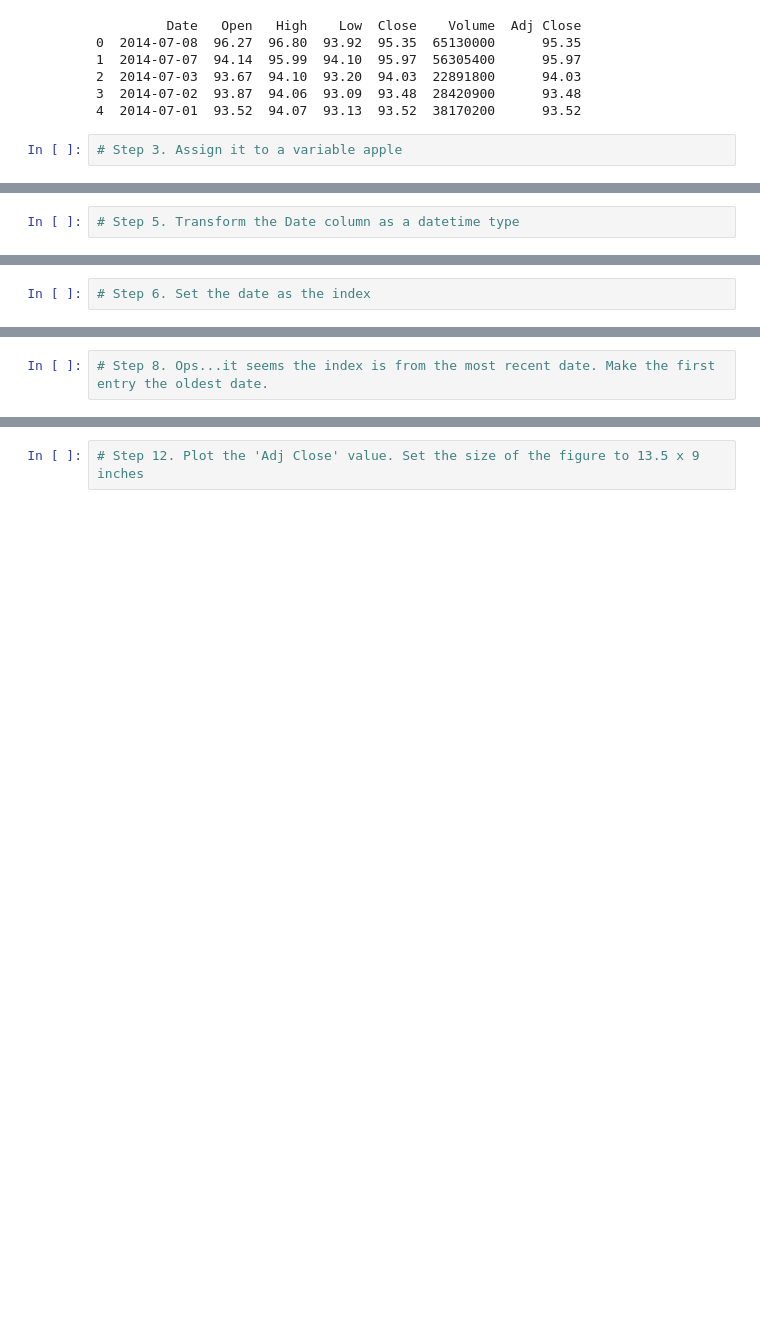
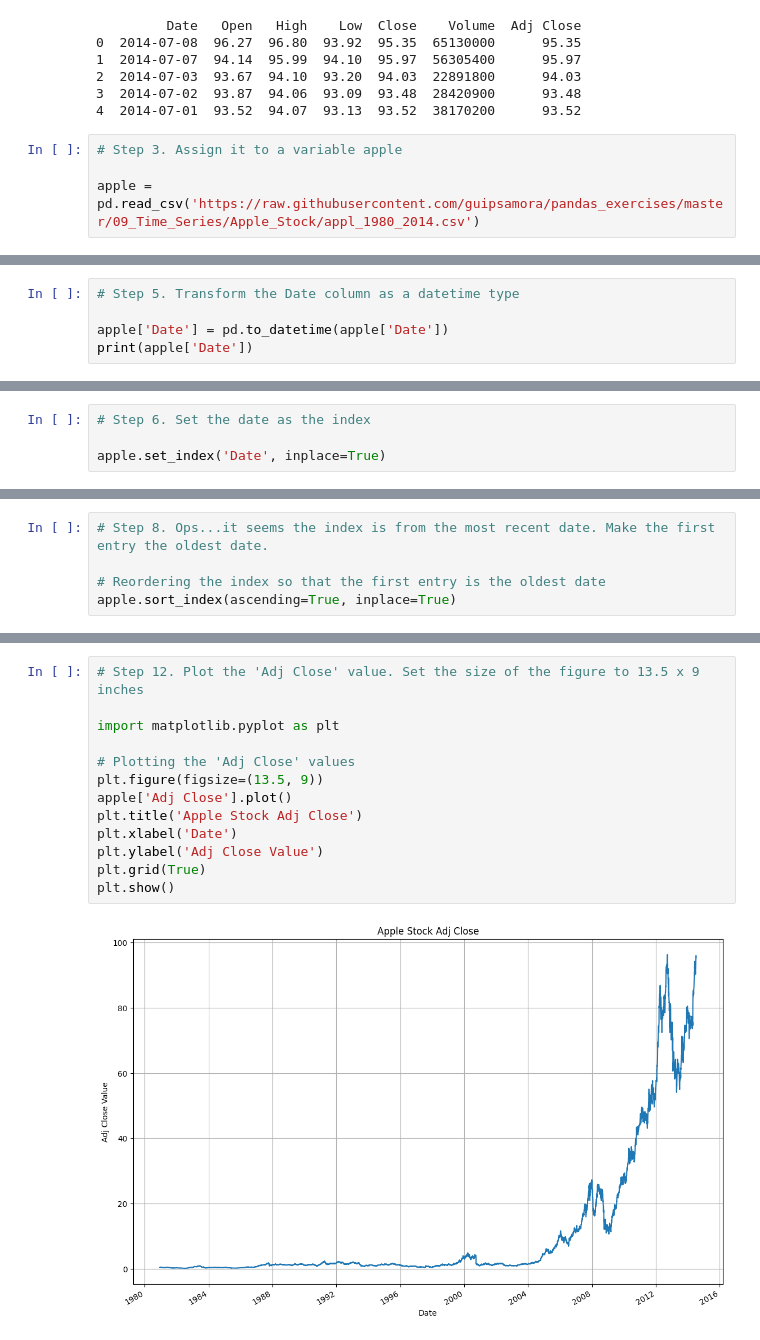
Before and after one commit to Ekawaka/PYTHON-DATA-ANALYSIS, a Jupyter notebook: pandasweeklyproject_1.ipynb, the cells around one changed output, grey strips where cells are left out. Cells and saved outputs as stored; diff of their text form; blank space fills up the shorter version.

```diff
--- a/pandasweeklyproject_1.ipynb
+++ b/pandasweeklyproject_1.ipynb
@@ -24,5 +47,7 @@ print(data.head())
 4  2014-07-01  93.52  94.07  93.13  93.52  38170200      93.52
 # %%
 # Step 3. Assign it to a variable apple
+
+apple = pd.read_csv('https://raw.githubusercontent.com/guipsamora/pandas_exercises/master/09_Time_Series/Apple_Stock/appl_1980_2014.csv')
 # %%
 # Step 4. Check out the type of the columns
@@ -29,2 +67,5 @@ print(data.head())
 # %%
 # Step 5. Transform the Date column as a datetime type
+
+apple['Date'] = pd.to_datetime(apple['Date'])
+print(apple['Date'])
@@ -31,2 +85,4 @@ print(data.head())
 # %%
 # Step 6. Set the date as the index
+
+apple.set_index('Date', inplace=True)
@@ -35,4 +101,7 @@ print(data.head())
 # %%
 # Step 8. Ops...it seems the index is from the most recent date. Make the first entry the oldest date.
+
+# Reordering the index so that the first entry is the oldest date
+apple.sort_index(ascending=True, inplace=True)
 # %%
 # Step 9. Get the last business day of each month
@@ -43,2 +147,15 @@ print(data.head())
 # %%
 # Step 12. Plot the 'Adj Close' value. Set the size of the figure to 13.5 x 9 inches
+
+import matplotlib.pyplot as plt
+
+# Plotting the 'Adj Close' values
+plt.figure(figsize=(13.5, 9))
+apple['Adj Close'].plot()
+plt.title('Apple Stock Adj Close')
+plt.xlabel('Date')
+plt.ylabel('Adj Close Value')
+plt.grid(True)
+plt.show()
+# %% [output]
+[figure, added]
```
Also changed, not shown: parts of 10 cells of this notebook.
